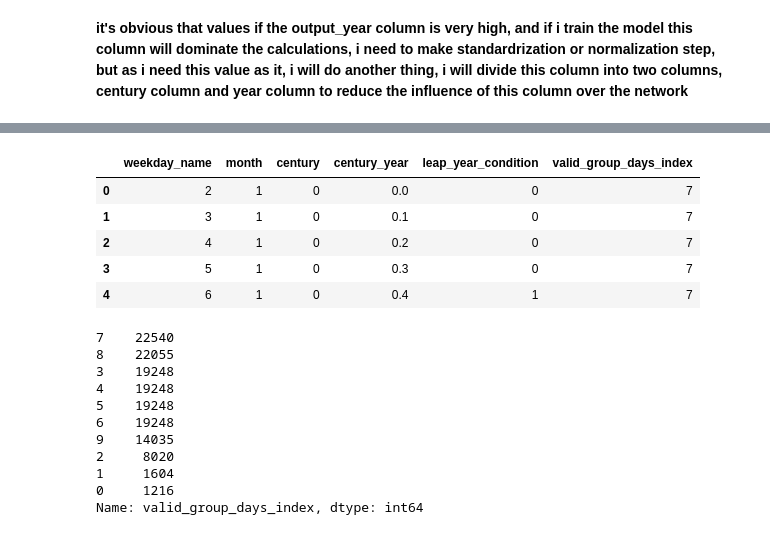
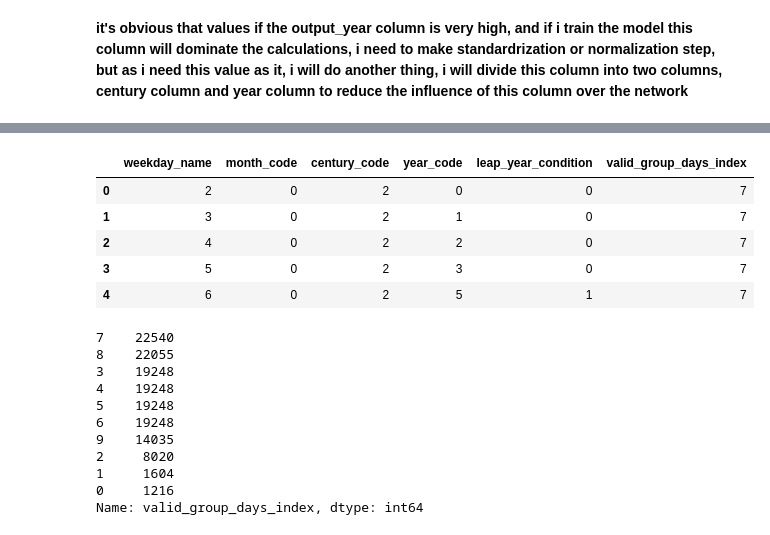
Before and after one commit to salama4ai/Proteinea, a Jupyter notebook: model/training_days.ipynb, the cells around one changed output, grey strips where cells are left out. Saved outputs shown, nothing was run; the diff lists cells and outputs as text; code cells hidden in the pictures.

```diff
--- a/model/training_days.ipynb
+++ b/model/training_days.ipynb
@@ -96,9 +96,9 @@ df[["weekday_name", "month", "output_year", "leap_year_condition", "valid_group_
 # x_day = df[["weekday_name", "month", "century", "century_decade", "decade_year", "leap_year_condition", "valid_group_days_index"]]
 # df["century"].unique(), df["decade_year"].unique(), df["century_decade"].unique()
 # %%
-df["century"] = df.output_year//100
-df["century_year"] = df.output_year-df["century"]*100
-df["century_year"] = df["century_year"]/10
-df["century"] = df.century-df.century.min()
-x_day = df[["weekday_name", "month", "century", "century_year", "leap_year_condition", "valid_group_days_index"]]
-df["century"].unique(), df["century_year"].unique()
+# df["century"] = df.output_year//100
+# df["century_year"] = df.output_year-df["century"]*100
+# df["century_year"] = df["century_year"]#/10
+# df["century"] = df.century-df.century.min()
+# x_day = df[["weekday_name", "month", "century", "century_year", "leap_year_condition", "valid_group_days_index"]]
+# df["century"].unique(), df["century_year"].unique()
@@ -115,12 +105,30 @@ df["century"].unique(), df["century_year"].unique()
-# %%
-x_day.head()
-# %% [output]
-|  | weekday_name | month | century | century_year | leap_year_condition | valid_group_days_index |
-| 0 | 2 | 1 | 0 | 0.0 | 0 | 7 |
-| 1 | 3 | 1 | 0 | 0.1 | 0 | 7 |
-| 2 | 4 | 1 | 0 | 0.2 | 0 | 7 |
-| 3 | 5 | 1 | 0 | 0.3 | 0 | 7 |
-| 4 | 6 | 1 | 0 | 0.4 | 1 | 7 |
+# %%
+# i used the equation on that site https://artofmemory.com/blog/how-to-calculate-the-day-of-the-week/
+# to make new engineered feature, to help me increase the accuracy from 28% up to it's current value
+
+month_dict = {1:0, 2:3, 3:3, 4:6, 5:1, 6:4, 7:6, 8:2, 9:5, 10:0, 11:3, 12:5}
+century_dict = {17:4, 18:2, 19:0, 20:6, 21:4, 22:2, 23:0}
+
+df["century_code"] = [century_dict[val] for val in (df.output_year//100)]
+
+df["month_code"] = [month_dict[val] for val in df.month]
+
+df["year_code"] = (df.output_year%100)
+df["year_code"] = ((df["year_code"]//4)+df["year_code"])%7
+
+
+x_day = df[["weekday_name", "month_code", "century_code", "year_code", "leap_year_condition", "valid_group_days_index"]]
+# df["century"].unique(), df["year_code"].unique()
+# %%
+x_day = df[["weekday_name", "month_code", "century_code", "year_code", "leap_year_condition", "valid_group_days_index"]]
+x_day.head()
+# %% [output]
+|  | weekday_name | month_code | century_code | year_code | leap_year_condition | valid_group_days_index |
+| 0 | 2 | 0 | 2 | 0 | 0 | 7 |
+| 1 | 3 | 0 | 2 | 1 | 0 | 7 |
+| 2 | 4 | 0 | 2 | 2 | 0 | 7 |
+| 3 | 5 | 0 | 2 | 3 | 0 | 7 |
+| 4 | 6 | 0 | 2 | 5 | 1 | 7 |
 # %%
 y_day = x_day.pop("valid_group_days_index") # from 0 to 9
 # %%
```
Also changed, not shown: parts of 8 cells of this notebook, 2 other files.
